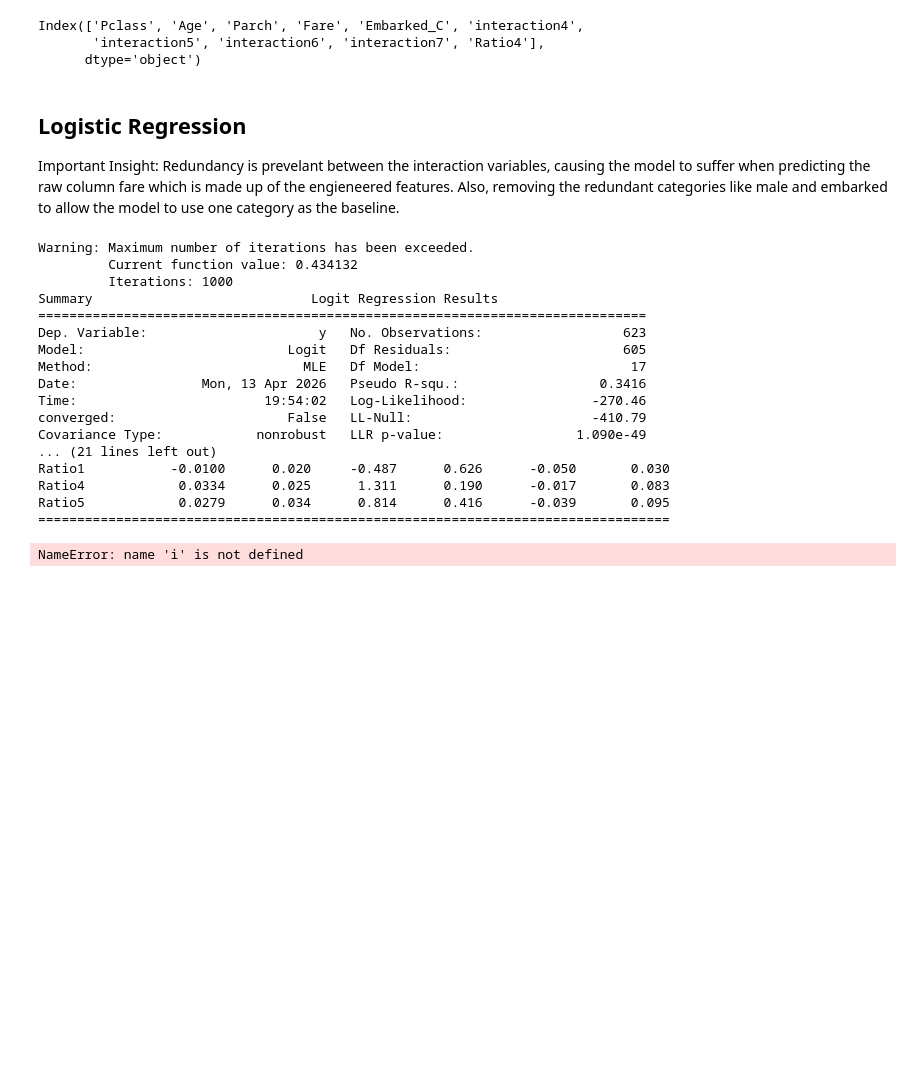
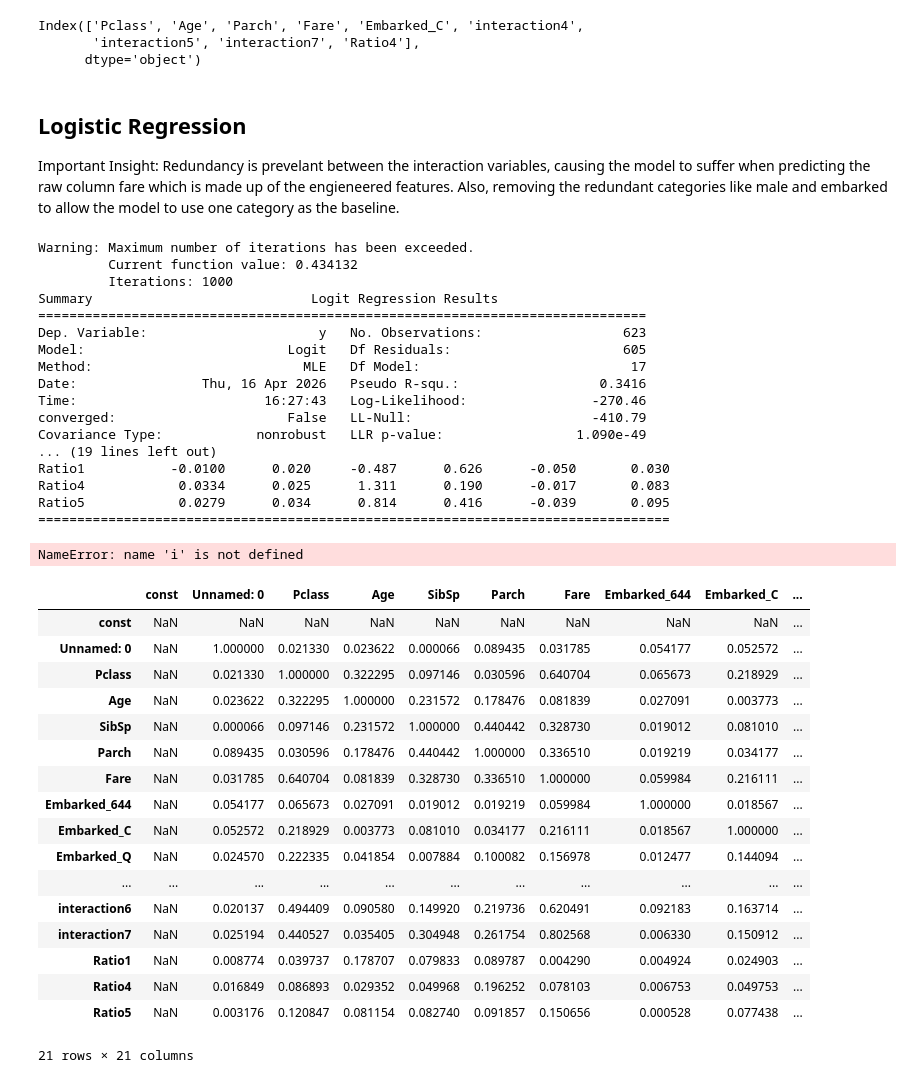
Before and after one commit to JudeMirac/titanic, a Jupyter notebook: Workflow/Notebooks/Hypothesis_Testing.ipynb, the cells around one changed output. Cells and saved outputs as stored; diff of their text form; code cells hidden in the pictures; blank space fills up the shorter version.

```diff
--- a/Workflow/Notebooks/Hypothesis_Testing.ipynb
+++ b/Workflow/Notebooks/Hypothesis_Testing.ipynb
@@ -47,5 +25,5 @@ Important Insight: Since KNN does not have p-values because it is a non-parametr
 # %%
-from sklearn.feature_selection import SequentialFeatureSelector
+from sklearn.feature_selection import SequentialFeatureSelector # elimination process
 from sklearn.neighbors import KNeighborsClassifier # model
 
 # initialze model with the gridsearch adjusted parameters
@@ -56,18 +34,18 @@ sfs = SequentialFeatureSelector(knn,
                                 n_features_to_select = 'auto',
                                 direction = 'backward',
                                 scoring = 'precision')
-
-# fit data onto model (makes the dataset 1D)
-sfs.fit(X_train, Y_train))
+# fit data onto model
+sfs.fit(X_train, Y_train)
 
 # best features
 selected_features = X_train.columns[sfs.get_support()]
+
+# results
+selected_features
+# %% [output]
+Index(['Pclass', 'Age', 'Parch', 'Fare', 'Embarked_C', 'interaction4',
+       'interaction5', 'interaction7', 'Ratio4'],
+      dtype='object')
-# %%
-selected_features
-# %% [output]
-Index(['Pclass', 'Age', 'Parch', 'Fare', 'Embarked_C', 'interaction4',
-       'interaction5', 'interaction6', 'interaction7', 'Ratio4'],
-      dtype='object')
 # %% [markdown]
 ## Logistic Regression
 Important Insight: Redundancy is prevelant between the interaction variables, causing the model to suffer when predicting the raw column fare which is made up of the engieneered features. Also, removing the redundant categories like male and embarked to allow the model to use one category as the baseline.
@@ -95,11 +73,11 @@ Summary                            Logit Regression Results
 Dep. Variable:                      y   No. Observations:                  623
 Model:                          Logit   Df Residuals:                      605
 Method:                           MLE   Df Model:                           17
-Date:                Mon, 13 Apr 2026   Pseudo R-squ.:                  0.3416
-Time:                        19:54:02   Log-Likelihood:                -270.46
+Date:                Thu, 16 Apr 2026   Pseudo R-squ.:                  0.3416
+Time:                        16:27:43   Log-Likelihood:                -270.46
 converged:                      False   LL-Null:                       -410.79
 Covariance Type:            nonrobust   LLR p-value:                 1.090e-49
-... (21 lines left out)
+... (19 lines left out)
 Ratio1           -0.0100      0.020     -0.487      0.626      -0.050       0.030
 Ratio4            0.0334      0.025      1.311      0.190      -0.017       0.083
 Ratio5            0.0279      0.034      0.814      0.416      -0.039       0.095
@@ -118,4 +96,23 @@ print(vif_data.sort_values(by = 'VIF', ascending = False))
 # %% [output]
 NameError: name 'i' is not defined
 # %%
-#
+X_train_const.corr().abs()
+# %% [output]
+|  | const | Unnamed: 0 | Pclass | Age | SibSp | Parch | Fare | Embarked_644 | Embarked_C | ... |
+| const | NaN | NaN | NaN | NaN | NaN | NaN | NaN | NaN | NaN | ... |
+| Unnamed: 0 | NaN | 1.000000 | 0.021330 | 0.023622 | 0.000066 | 0.089435 | 0.031785 | 0.054177 | 0.052572 | ... |
+| Pclass | NaN | 0.021330 | 1.000000 | 0.322295 | 0.097146 | 0.030596 | 0.640704 | 0.065673 | 0.218929 | ... |
+| Age | NaN | 0.023622 | 0.322295 | 1.000000 | 0.231572 | 0.178476 | 0.081839 | 0.027091 | 0.003773 | ... |
+| SibSp | NaN | 0.000066 | 0.097146 | 0.231572 | 1.000000 | 0.440442 | 0.328730 | 0.019012 | 0.081010 | ... |
+| Parch | NaN | 0.089435 | 0.030596 | 0.178476 | 0.440442 | 1.000000 | 0.336510 | 0.019219 | 0.034177 | ... |
+| Fare | NaN | 0.031785 | 0.640704 | 0.081839 | 0.328730 | 0.336510 | 1.000000 | 0.059984 | 0.216111 | ... |
+| Embarked_644 | NaN | 0.054177 | 0.065673 | 0.027091 | 0.019012 | 0.019219 | 0.059984 | 1.000000 | 0.018567 | ... |
+| Embarked_C | NaN | 0.052572 | 0.218929 | 0.003773 | 0.081010 | 0.034177 | 0.216111 | 0.018567 | 1.000000 | ... |
+| Embarked_Q | NaN | 0.024570 | 0.222335 | 0.041854 | 0.007884 | 0.100082 | 0.156978 | 0.012477 | 0.144094 | ... |
+| ... | ... | ... | ... | ... | ... | ... | ... | ... | ... | ... |
+| interaction6 | NaN | 0.020137 | 0.494409 | 0.090580 | 0.149920 | 0.219736 | 0.620491 | 0.092183 | 0.163714 | ... |
+| interaction7 | NaN | 0.025194 | 0.440527 | 0.035405 | 0.304948 | 0.261754 | 0.802568 | 0.006330 | 0.150912 | ... |
+| Ratio1 | NaN | 0.008774 | 0.039737 | 0.178707 | 0.079833 | 0.089787 | 0.004290 | 0.004924 | 0.024903 | ... |
+| Ratio4 | NaN | 0.016849 | 0.086893 | 0.029352 | 0.049968 | 0.196252 | 0.078103 | 0.006753 | 0.049753 | ... |
+| Ratio5 | NaN | 0.003176 | 0.120847 | 0.081154 | 0.082740 | 0.091857 | 0.150656 | 0.000528 | 0.077438 | ... |
+21 rows × 21 columns
```
Also changed, not shown: parts of 3 cells of this notebook, 4 other files.
